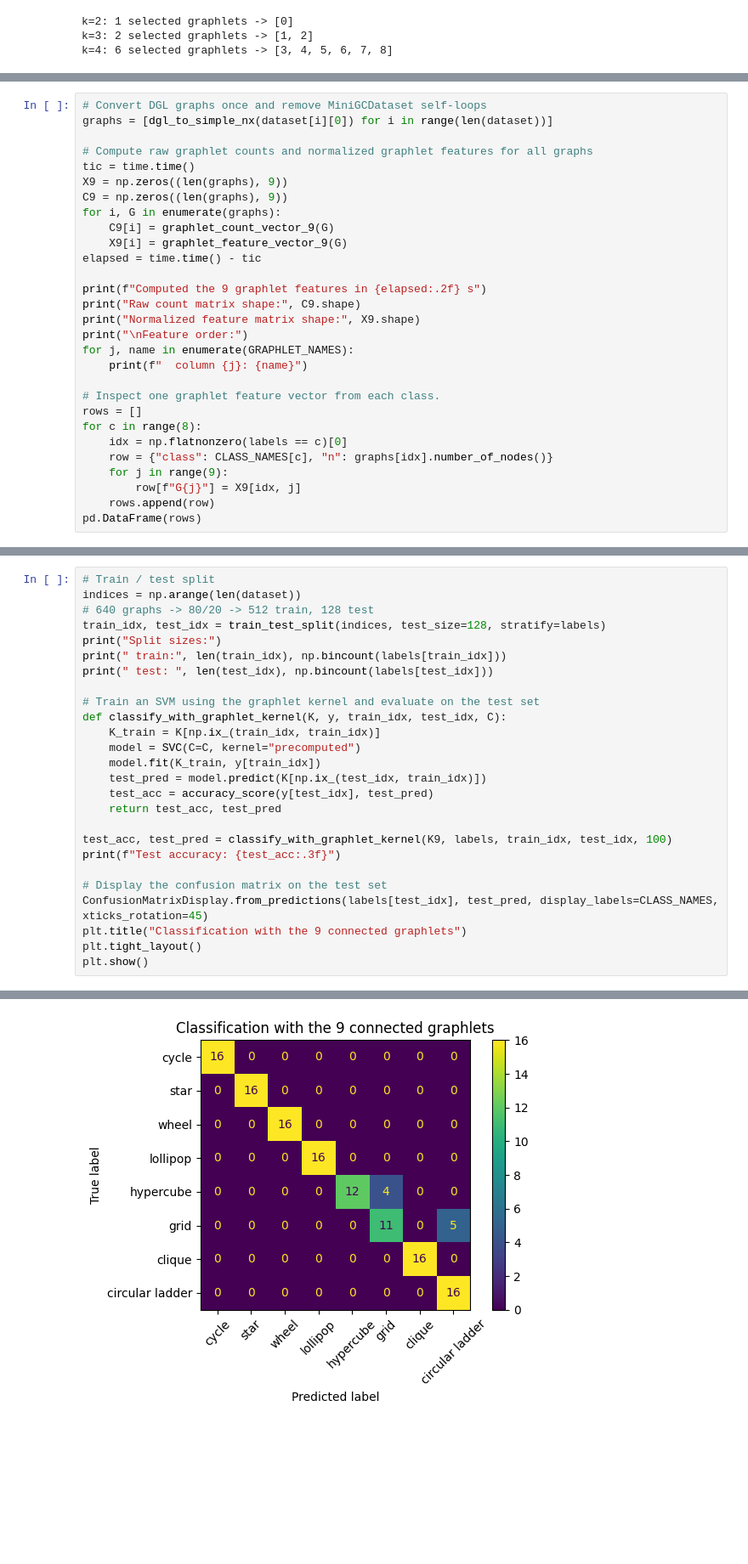
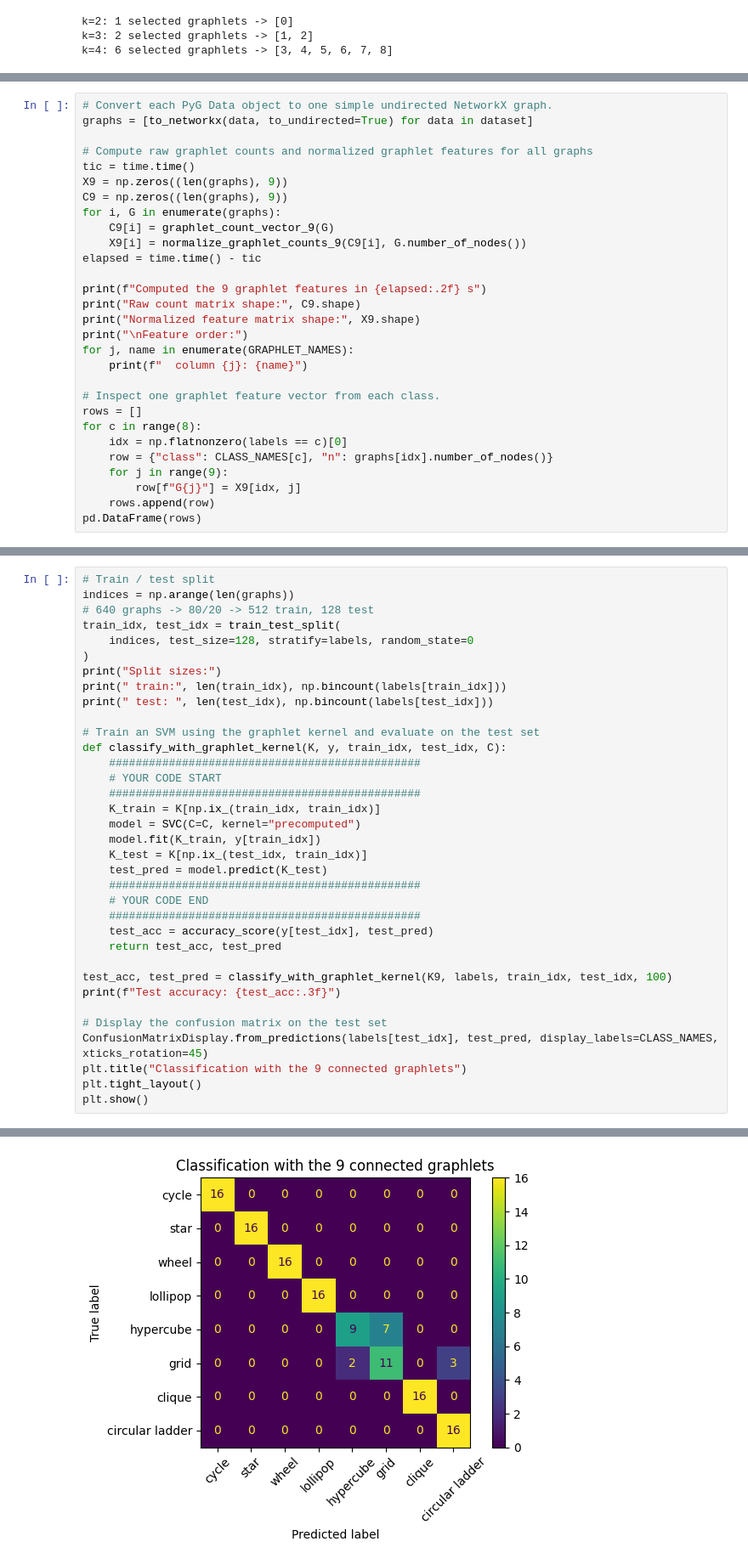
Before and after one commit to xbresson/CS5284_2026, a Jupyter notebook: 05_Shallow_Learning/code02_solution.ipynb, the cells around one changed output, grey strips where cells are left out. Shown at 85% size. Cells and saved outputs as stored; diff of their text form; blank space fills up the shorter version.

```diff
--- a/05_Shallow_Learning/code02_solution.ipynb
+++ b/05_Shallow_Learning/code02_solution.ipynb
@@ -336,6 +447,6 @@ Each column corresponds to one of graphlets $G_0,\ldots,G_8$.
 # %%
-# Convert DGL graphs once and remove MiniGCDataset self-loops
-graphs = [dgl_to_simple_nx(dataset[i][0]) for i in range(len(dataset))]
+# Convert each PyG Data object to one simple undirected NetworkX graph.
+graphs = [to_networkx(data, to_undirected=True) for data in dataset]
 
 # Compute raw graphlet counts and normalized graphlet features for all graphs
 tic = time.time()
@@ -343,7 +454,7 @@ X9 = np.zeros((len(graphs), 9))
 C9 = np.zeros((len(graphs), 9))
 for i, G in enumerate(graphs):
     C9[i] = graphlet_count_vector_9(G)
-    X9[i] = graphlet_feature_vector_9(G)
+    X9[i] = normalize_graphlet_counts_9(C9[i], G.number_of_nodes())
 elapsed = time.time() - tic
 
 print(f"Computed the 9 graphlet features in {elapsed:.2f} s")
@@ -440,18 +594,27 @@ We train and evaluate once on the test set.
 # %%
 # Train / test split
-indices = np.arange(len(dataset))
+indices = np.arange(len(graphs))
 # 640 graphs -> 80/20 -> 512 train, 128 test
-train_idx, test_idx = train_test_split(indices, test_size=128, stratify=labels)
+train_idx, test_idx = train_test_split(
+    indices, test_size=128, stratify=labels, random_state=0
+)
 print("Split sizes:")
 print(" train:", len(train_idx), np.bincount(labels[train_idx]))
 print(" test: ", len(test_idx), np.bincount(labels[test_idx]))
 
 # Train an SVM using the graphlet kernel and evaluate on the test set
 def classify_with_graphlet_kernel(K, y, train_idx, test_idx, C):
+    ###############################################
+    # YOUR CODE START
+    ###############################################
     K_train = K[np.ix_(train_idx, train_idx)]
     model = SVC(C=C, kernel="precomputed")
     model.fit(K_train, y[train_idx])
-    test_pred = model.predict(K[np.ix_(test_idx, train_idx)])
+    K_test = K[np.ix_(test_idx, train_idx)]
+    test_pred = model.predict(K_test)
+    ###############################################
+    # YOUR CODE END
+    ###############################################
     test_acc = accuracy_score(y[test_idx], test_pred)
     return test_acc, test_pred
 
@@ -471,2 +634,2 @@ Test accuracy: 0.930
-[figure, old version]
+[figure, new version]
 # %% [markdown]
```
Also changed, not shown: parts of 16 cells of this notebook, 7 other files.
